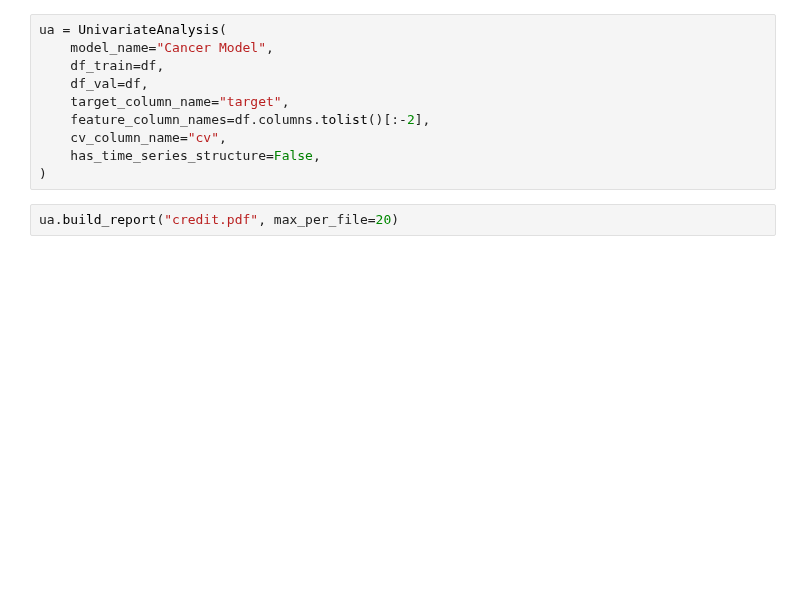
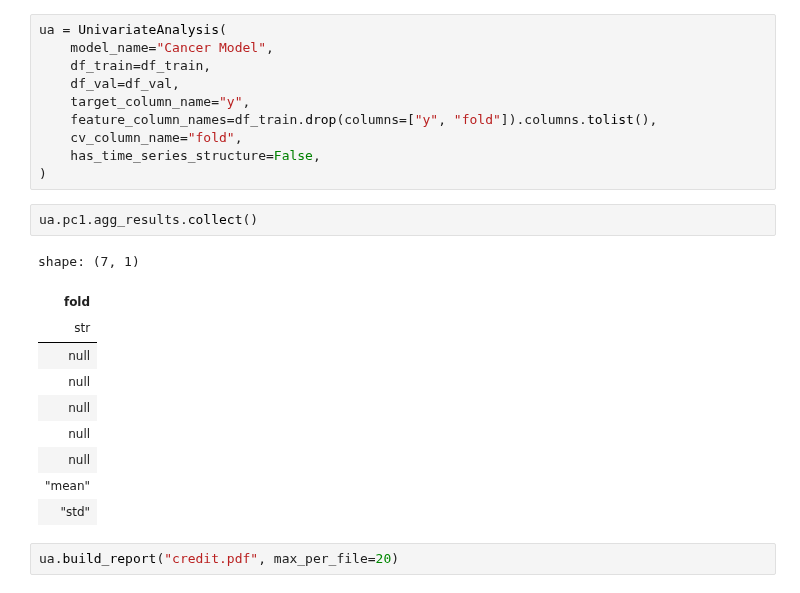
Before and after one commit to predictables/predictables, a Jupyter notebook: dev_univariate.ipynb, the cells around one changed output. Drawn from its saved outputs; the diff is of its cells as text; blank space fills up the shorter version.

```diff
--- a/dev_univariate.ipynb
+++ b/dev_univariate.ipynb
@@ -47,13 +67,26 @@ df.head()
 # %%
 ua = UnivariateAnalysis(
     model_name="Cancer Model",
-    df_train=df,
-    df_val=df,
-    target_column_name="target",
-    feature_column_names=df.columns.tolist()[:-2],
-    cv_column_name="cv",
+    df_train=df_train,
+    df_val=df_val,
+    target_column_name="y",
+    feature_column_names=df_train.drop(columns=["y", "fold"]).columns.tolist(),
+    cv_column_name="fold",
     has_time_series_structure=False,
 )
+# %%
+ua.pc1.agg_results.collect()
+# %% [output]
+shape: (7, 1)
+| fold |
+| str |
+| null |
+| null |
+| null |
+| null |
+| null |
+| "mean" |
+| "std" |
 # %%
 ua.build_report("credit.pdf", max_per_file=20)
 # %% [output]
```
Also changed, not shown: parts of 2 cells of this notebook, 4 other files.
